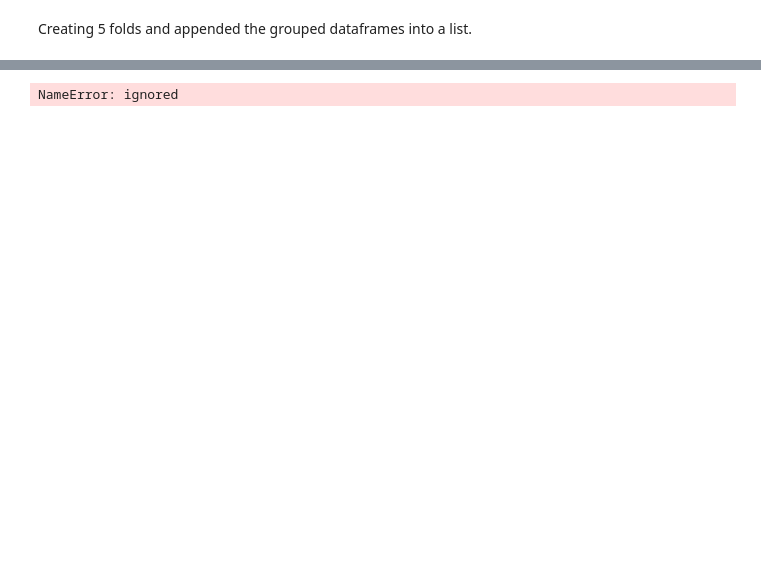
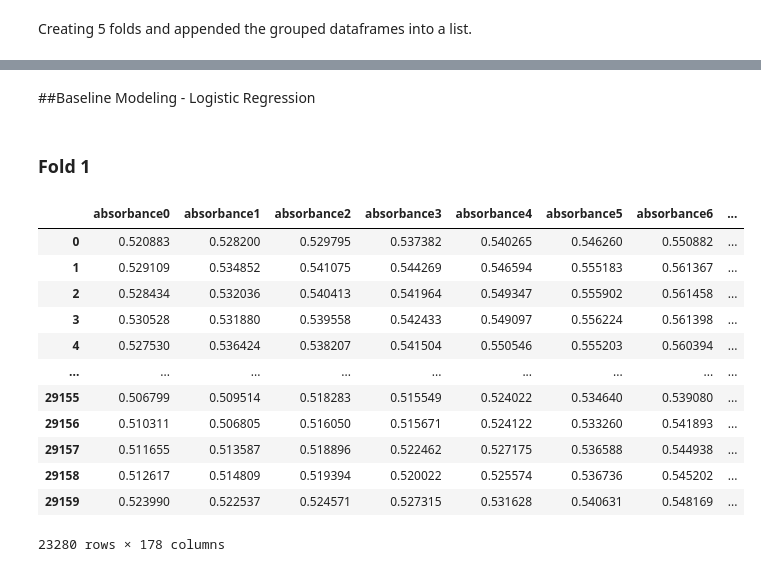
Before and after one commit to Abimbola-ai/Blood-Spectorscopy, a Jupyter notebook: data_cleaning.ipynb, the cells around one changed output, grey strips where cells are left out. Drawn from its saved outputs; the diff is of its cells as text; code cells hidden in the pictures; blank space fills up the shorter version.

```diff
--- a/data_cleaning.ipynb
+++ b/data_cleaning.ipynb
@@ -126,6 +126,13 @@ print(str(test.isnull().sum().sum()) + " missing value in test")
 # %% [output]
 0 missing value in train
 0 missing value in test
+# %%
+#Labelencode the targets
+from sklearn.preprocessing import LabelEncoder
+le = LabelEncoder()
+train_df["hdl_cholesterol_human"] = le.fit_transform(train_df["hdl_cholesterol_human"])
+train_df["hemoglobin(hgb)_human"]= le.fit_transform(train_df["hemoglobin(hgb)_human"])
+train_df["cholesterol_ldl_human"]= le.fit_transform(train_df["cholesterol_ldl_human"])
 # %% [markdown]
 ### Splitting the dataset into GroupKfold
 # %%
@@ -228,7 +193,0 @@ It clearly shoes that one donor can have multiple `id`. We will do the splitting
-# %%
-labels_n = np.zeros(labels.shape)
-labels_n[np.where(labels=='low')] = 0
-labels_n[np.where(labels=='ok')] = 1
-labels_n[np.where(labels=='high')] = 2
-# %% [output]
-NameError: ignored
@@ -242,0 +194,2 @@ y_labels = train_df["target"].values
+# %% [markdown]
+##Baseline Modeling - Logistic Regression
@@ -242,0 +201,18 @@ y_labels = train_df["target"].values
+# %% [markdown]
+### Fold 1
+# %%
+train_fold_1
+# %% [output]
+|  | absorbance0 | absorbance1 | absorbance2 | absorbance3 | absorbance4 | absorbance5 | absorbance6 | ... |
+| 0 | 0.520883 | 0.528200 | 0.529795 | 0.537382 | 0.540265 | 0.546260 | 0.550882 | ... |
+| 1 | 0.529109 | 0.534852 | 0.541075 | 0.544269 | 0.546594 | 0.555183 | 0.561367 | ... |
+| 2 | 0.528434 | 0.532036 | 0.540413 | 0.541964 | 0.549347 | 0.555902 | 0.561458 | ... |
+| 3 | 0.530528 | 0.531880 | 0.539558 | 0.542433 | 0.549097 | 0.556224 | 0.561398 | ... |
+| 4 | 0.527530 | 0.536424 | 0.538207 | 0.541504 | 0.550546 | 0.555203 | 0.560394 | ... |
+| ... | ... | ... | ... | ... | ... | ... | ... | ... |
+| 29155 | 0.506799 | 0.509514 | 0.518283 | 0.515549 | 0.524022 | 0.534640 | 0.539080 | ... |
+| 29156 | 0.510311 | 0.506805 | 0.516050 | 0.515671 | 0.524122 | 0.533260 | 0.541893 | ... |
+| 29157 | 0.511655 | 0.513587 | 0.518896 | 0.522462 | 0.527175 | 0.536588 | 0.544938 | ... |
+| 29158 | 0.512617 | 0.514809 | 0.519394 | 0.520022 | 0.525574 | 0.536736 | 0.545202 | ... |
+| 29159 | 0.523990 | 0.522537 | 0.524571 | 0.527315 | 0.531628 | 0.540631 | 0.548169 | ... |
+23280 rows × 178 columns
```
Also changed, not shown: parts of 11 cells of this notebook.
